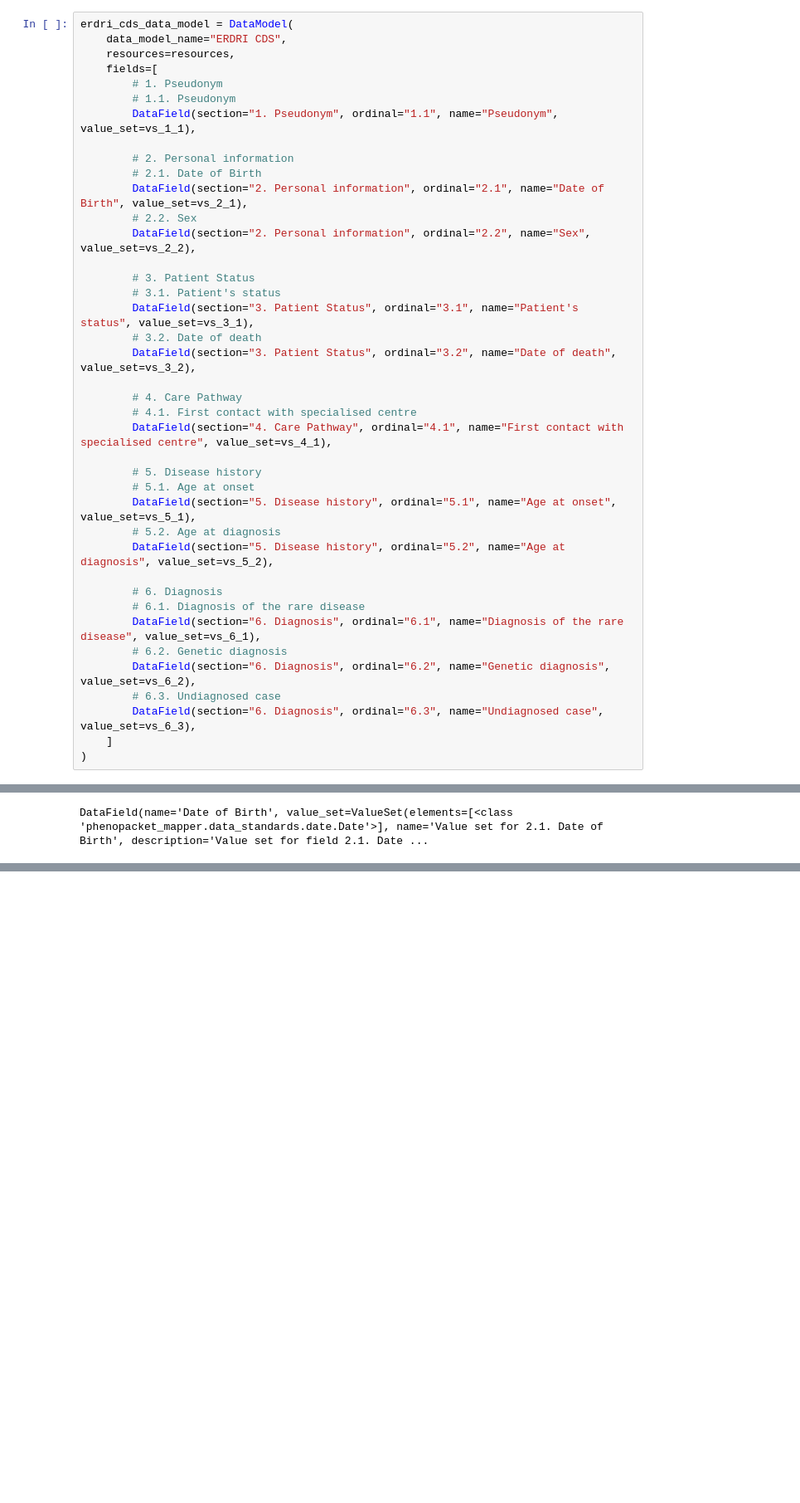
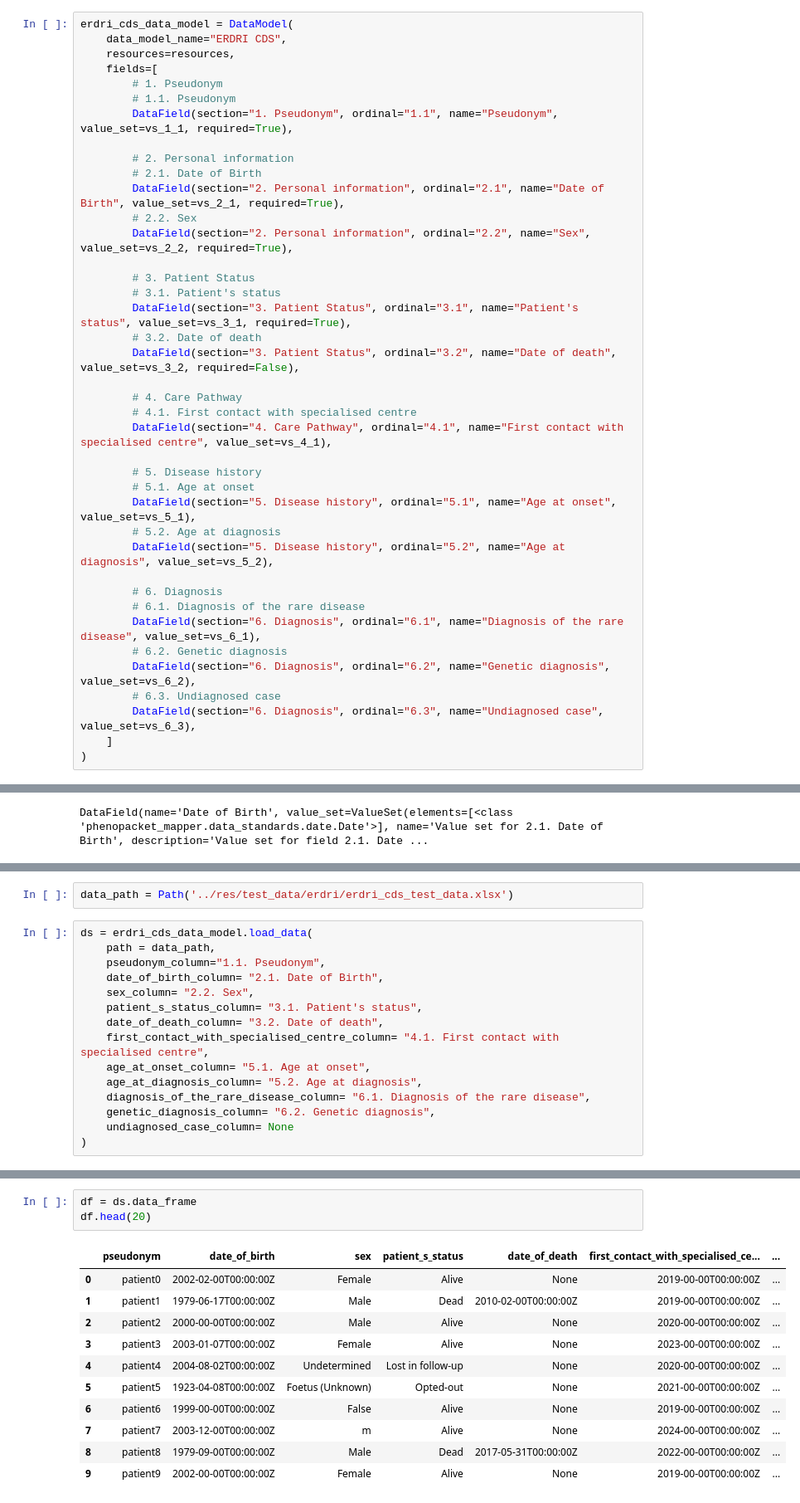
Before and after one commit to BIH-CEI/rarelink_phenopacket_mapper, a Jupyter notebook: notebooks/erdri_cds_definition_in_code.ipynb, the cells around one changed output, grey strips where cells are left out. Shown: that part at 83% size. Cells and saved outputs as stored; diff of their text form; blank space fills up the shorter version.

```diff
--- a/notebooks/erdri_cds_definition_in_code.ipynb
+++ b/notebooks/erdri_cds_definition_in_code.ipynb
@@ -188,19 +190,19 @@ erdri_cds_data_model = DataModel(
     fields=[
         # 1. Pseudonym
         # 1.1. Pseudonym
-        DataField(section="1. Pseudonym", ordinal="1.1", name="Pseudonym", value_set=vs_1_1),
+        DataField(section="1. Pseudonym", ordinal="1.1", name="Pseudonym", value_set=vs_1_1, required=True),
 
         # 2. Personal information
         # 2.1. Date of Birth
-        DataField(section="2. Personal information", ordinal="2.1", name="Date of Birth", value_set=vs_2_1),
+        DataField(section="2. Personal information", ordinal="2.1", name="Date of Birth", value_set=vs_2_1, required=True),
         # 2.2. Sex
-        DataField(section="2. Personal information", ordinal="2.2", name="Sex", value_set=vs_2_2),
+        DataField(section="2. Personal information", ordinal="2.2", name="Sex", value_set=vs_2_2, required=True),
 
         # 3. Patient Status
         # 3.1. Patient's status
-        DataField(section="3. Patient Status", ordinal="3.1", name="Patient's status", value_set=vs_3_1),
+        DataField(section="3. Patient Status", ordinal="3.1", name="Patient's status", value_set=vs_3_1, required=True),
         # 3.2. Date of death
-        DataField(section="3. Patient Status", ordinal="3.2", name="Date of death", value_set=vs_3_2),
+        DataField(section="3. Patient Status", ordinal="3.2", name="Date of death", value_set=vs_3_2, required=False),
 
         # 4. Care Pathway
         # 4.1. First contact with specialised centre
@@ -251,0 +263,17 @@ DataField(name='Date of Birth', value_set=ValueSet(elements=[<class 'phenopacket
+# %%
+data_path = Path('../res/test_data/erdri/erdri_cds_test_data.xlsx')
+# %%
+ds = erdri_cds_data_model.load_data(
+    path = data_path,
+    pseudonym_column="1.1. Pseudonym",
+    date_of_birth_column= "2.1. Date of Birth",
+    sex_column= "2.2. Sex",
+    patient_s_status_column= "3.1. Patient's status",
+    date_of_death_column= "3.2. Date of death",
+    first_contact_with_specialised_centre_column= "4.1. First contact with specialised centre",
+    age_at_onset_column= "5.1. Age at onset",
+    age_at_diagnosis_column= "5.2. Age at diagnosis",
+    diagnosis_of_the_rare_disease_column= "6.1. Diagnosis of the rare disease",
+    genetic_diagnosis_column= "6.2. Genetic diagnosis",
+    undiagnosed_case_column= None
+)
@@ -251,0 +297,15 @@ DataField(name='Date of Birth', value_set=ValueSet(elements=[<class 'phenopacket
+# %%
+df = ds.data_frame
+df.head(20)
+# %% [output]
+|  | pseudonym | date_of_birth | sex | patient_s_status | date_of_death | first_contact_with_specialised_ce... | ... |
+| 0 | patient0 | 2002-02-00T00:00:00Z | Female | Alive | None | 2019-00-00T00:00:00Z | ... |
+| 1 | patient1 | 1979-06-17T00:00:00Z | Male | Dead | 2010-02-00T00:00:00Z | 2019-00-00T00:00:00Z | ... |
+| 2 | patient2 | 2000-00-00T00:00:00Z | Male | Alive | None | 2020-00-00T00:00:00Z | ... |
+| 3 | patient3 | 2003-01-07T00:00:00Z | Female | Alive | None | 2023-00-00T00:00:00Z | ... |
+| 4 | patient4 | 2004-08-02T00:00:00Z | Undetermined | Lost in follow-up | None | 2020-00-00T00:00:00Z | ... |
+| 5 | patient5 | 1923-04-08T00:00:00Z | Foetus (Unknown) | Opted-out | None | 2021-00-00T00:00:00Z | ... |
+| 6 | patient6 | 1999-00-00T00:00:00Z | False | Alive | None | 2019-00-00T00:00:00Z | ... |
+| 7 | patient7 | 2003-12-00T00:00:00Z | m | Alive | None | 2024-00-00T00:00:00Z | ... |
+| 8 | patient8 | 1979-09-00T00:00:00Z | Male | Dead | 2017-05-31T00:00:00Z | 2022-00-00T00:00:00Z | ... |
+| 9 | patient9 | 2002-00-00T00:00:00Z | Female | Alive | None | 2019-00-00T00:00:00Z | ... |
```
Also changed, not shown: parts of 9 cells of this notebook, 1 other file.
